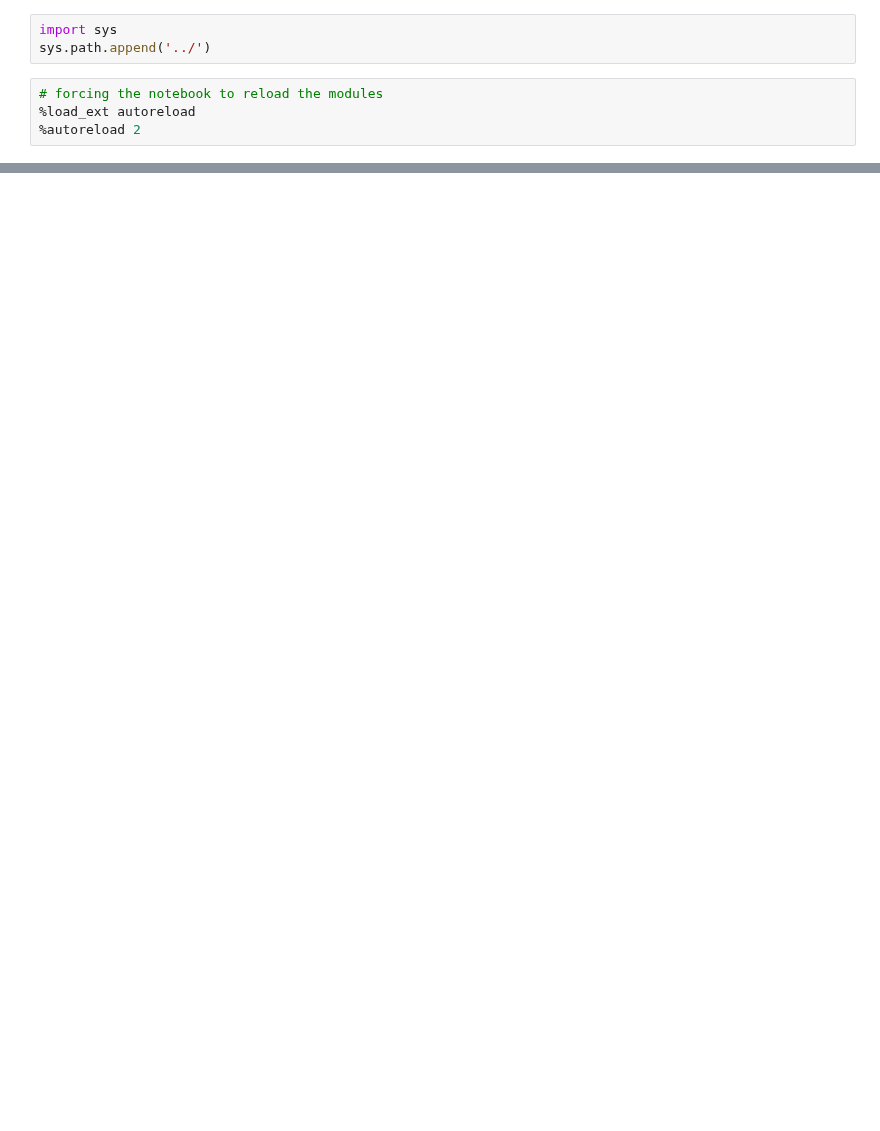
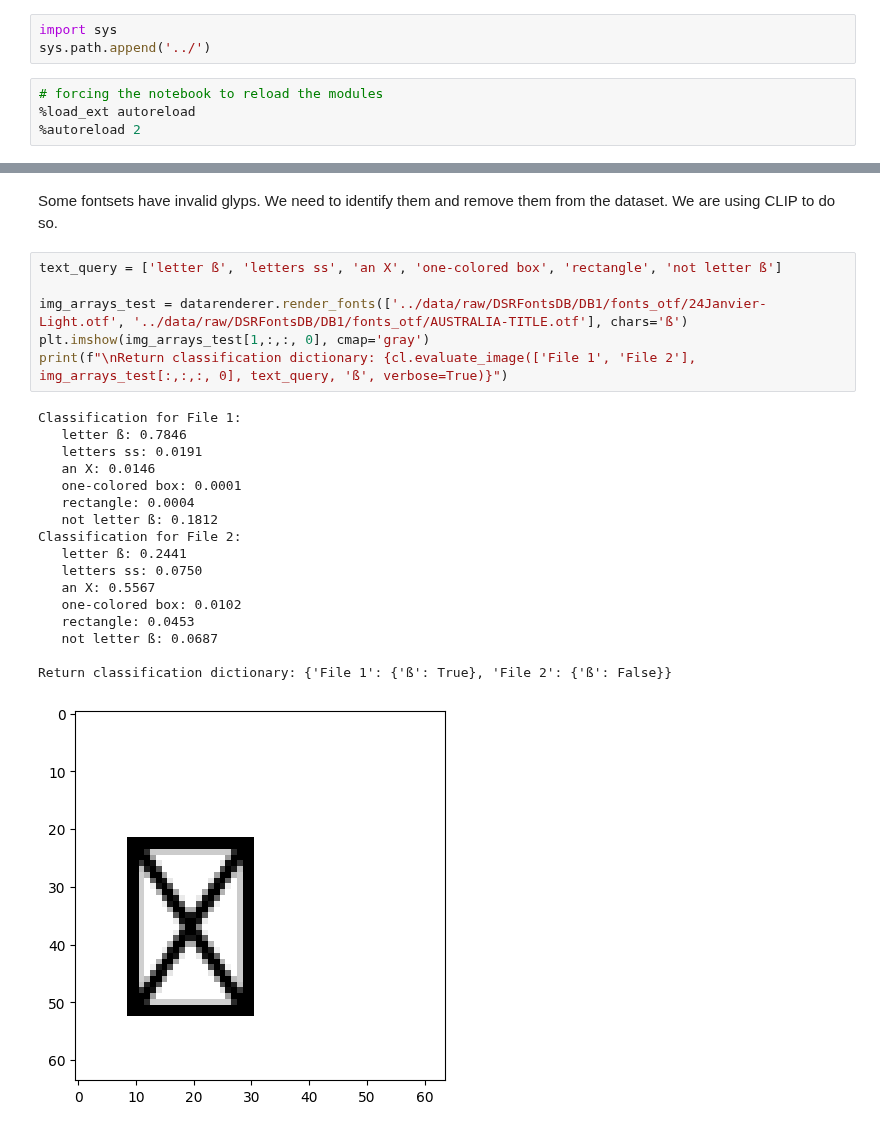
Before and after one commit to Johannes-Schall/AI_Font_Generator, a Jupyter notebook: notebooks/collecting_all_fonts.ipynb, the cells around one changed output, grey strips where cells are left out. Saved outputs shown, nothing was run; the diff lists cells and outputs as text; blank space fills up the shorter version.

Commit message:
integrated clip. moved path const to global_consts

```diff
--- a/notebooks/collecting_all_fonts.ipynb
+++ b/notebooks/collecting_all_fonts.ipynb
@@ -107,0 +118,27 @@ Processed 47891 fonts. Found 24805 usable fonts.
+# %% [markdown]
+Some fontsets have invalid glyps. We need to identify them and remove them from the dataset.
+We are using CLIP to do so.
+# %%
+text_query = ['letter ß', 'letters ss', 'an X', 'one-colored box', 'rectangle', 'not letter ß']
+
+img_arrays_test = datarenderer.render_fonts(['../data/raw/DSRFontsDB/DB1/fonts_otf/24Janvier-Light.otf', '../data/raw/DSRFontsDB/DB1/fonts_otf/AUSTRALIA-TITLE.otf'], chars='ß')
+plt.imshow(img_arrays_test[1,:,:, 0], cmap='gray')
+print(f"\nReturn classification dictionary: {cl.evaluate_image(['File 1', 'File 2'], img_arrays_test[:,:,:, 0], text_query, 'ß', verbose=True)}")
+# %% [output]
+Classification for File 1:
+   letter ß: 0.7846
+   letters ss: 0.0191
+   an X: 0.0146
+   one-colored box: 0.0001
+   rectangle: 0.0004
+   not letter ß: 0.1812
+Classification for File 2:
+   letter ß: 0.2441
+   letters ss: 0.0750
+   an X: 0.5567
+   one-colored box: 0.0102
+   rectangle: 0.0453
+   not letter ß: 0.0687
+
+Return classification dictionary: {'File 1': {'ß': True}, 'File 2': {'ß': False}}
+[figure, added]
```
Also changed, not shown: parts of 18 cells of this notebook, 9 other files.
